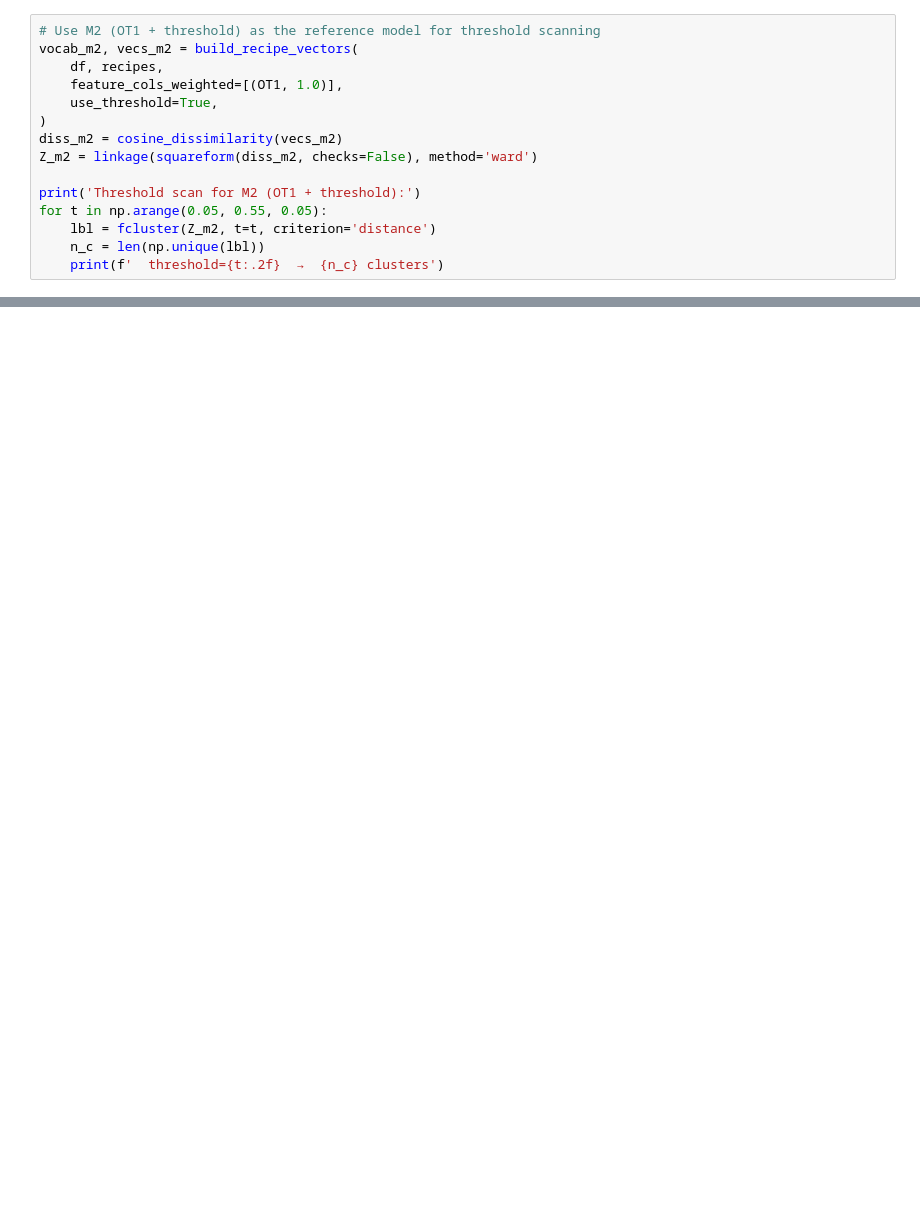
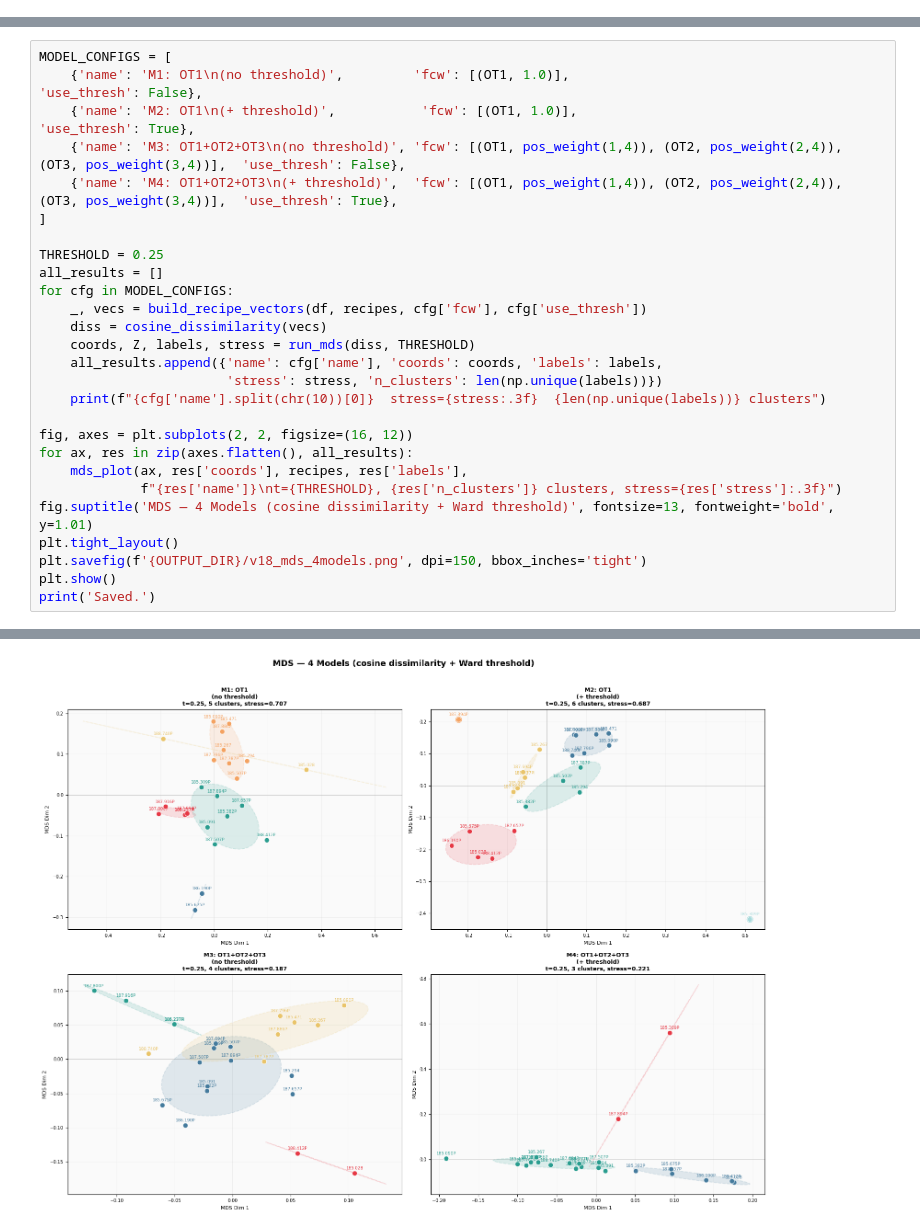
Before and after one commit to fredboneML/Flavour_Agent, a Jupyter notebook: notebooks/recipe_clustering_v18_mds_vs_free_sorting_executed.ipynb, the cells around one changed output, grey strips where cells are left out. Drawn from its saved outputs; the diff is of its cells as text; blank space fills up the shorter version.

Commit message:
Refine V18 free-sorting vs MDS analysis
Load XLStat free-sorting data and add alignment outputs; updates V18 notebooks and plots.

Made-with: Cursor

```diff
--- a/notebooks/recipe_clustering_v18_mds_vs_free_sorting_executed.ipynb
+++ b/notebooks/recipe_clustering_v18_mds_vs_free_sorting_executed.ipynb
@@ -269,15 +0,0 @@ Find a threshold that gives a meaningful number of clusters (comparable to free
-# %%
-# Use M2 (OT1 + threshold) as the reference model for threshold scanning
-vocab_m2, vecs_m2 = build_recipe_vectors(
-    df, recipes,
-    feature_cols_weighted=[(OT1, 1.0)],
-    use_threshold=True,
-)
-diss_m2 = cosine_dissimilarity(vecs_m2)
-Z_m2 = linkage(squareform(diss_m2, checks=False), method='ward')
-
-print('Threshold scan for M2 (OT1 + threshold):')
-for t in np.arange(0.05, 0.55, 0.05):
-    lbl = fcluster(Z_m2, t=t, criterion='distance')
-    n_c = len(np.unique(lbl))
-    print(f'  threshold={t:.2f}  →  {n_c} clusters')
@@ -459,0 +229,28 @@ Side-by-side comparison saved.
+# %%
+MODEL_CONFIGS = [
+    {'name': 'M1: OT1\n(no threshold)',         'fcw': [(OT1, 1.0)],                                                              'use_thresh': False},
+    {'name': 'M2: OT1\n(+ threshold)',           'fcw': [(OT1, 1.0)],                                                              'use_thresh': True},
+    {'name': 'M3: OT1+OT2+OT3\n(no threshold)', 'fcw': [(OT1, pos_weight(1,4)), (OT2, pos_weight(2,4)), (OT3, pos_weight(3,4))],  'use_thresh': False},
+    {'name': 'M4: OT1+OT2+OT3\n(+ threshold)',  'fcw': [(OT1, pos_weight(1,4)), (OT2, pos_weight(2,4)), (OT3, pos_weight(3,4))],  'use_thresh': True},
+]
+
+THRESHOLD = 0.25
+all_results = []
+for cfg in MODEL_CONFIGS:
+    _, vecs = build_recipe_vectors(df, recipes, cfg['fcw'], cfg['use_thresh'])
+    diss = cosine_dissimilarity(vecs)
+    coords, Z, labels, stress = run_mds(diss, THRESHOLD)
+    all_results.append({'name': cfg['name'], 'coords': coords, 'labels': labels,
+                        'stress': stress, 'n_clusters': len(np.unique(labels))})
+    print(f"{cfg['name'].split(chr(10))[0]}  stress={stress:.3f}  {len(np.unique(labels))} clusters")
+
+fig, axes = plt.subplots(2, 2, figsize=(16, 12))
+for ax, res in zip(axes.flatten(), all_results):
+    mds_plot(ax, res['coords'], recipes, res['labels'],
+             f"{res['name']}\nt={THRESHOLD}, {res['n_clusters']} clusters, stress={res['stress']:.3f}")
+fig.suptitle('MDS — 4 Models (cosine dissimilarity + Ward threshold)', fontsize=13, fontweight='bold', y=1.01)
+plt.tight_layout()
+plt.savefig(f'{OUTPUT_DIR}/v18_mds_4models.png', dpi=150, bbox_inches='tight')
+plt.show()
+print('Saved.')
+# %% [output]
@@ -459,0 +261 @@ Side-by-side comparison saved.
+[figure, added]
```
Also changed, not shown: parts of 37 cells of this notebook, 4 other files.
